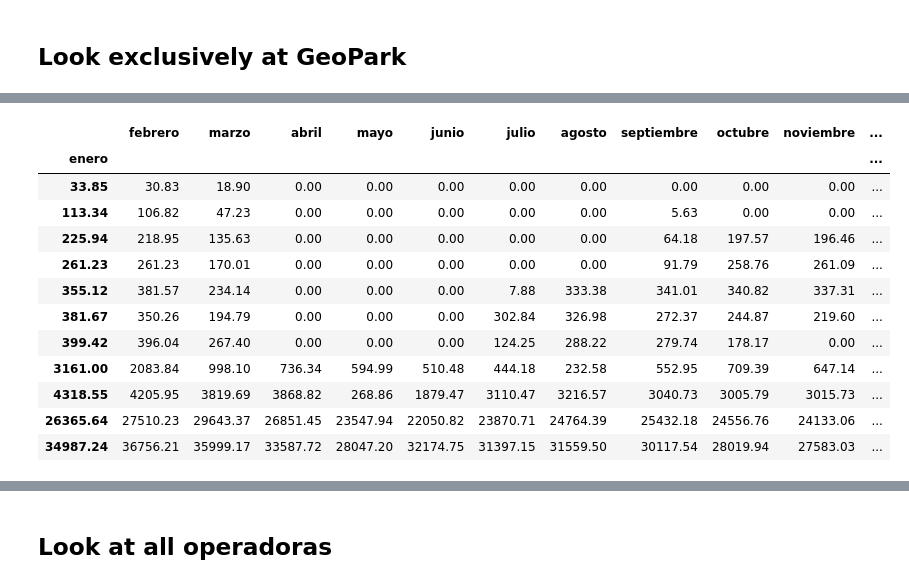
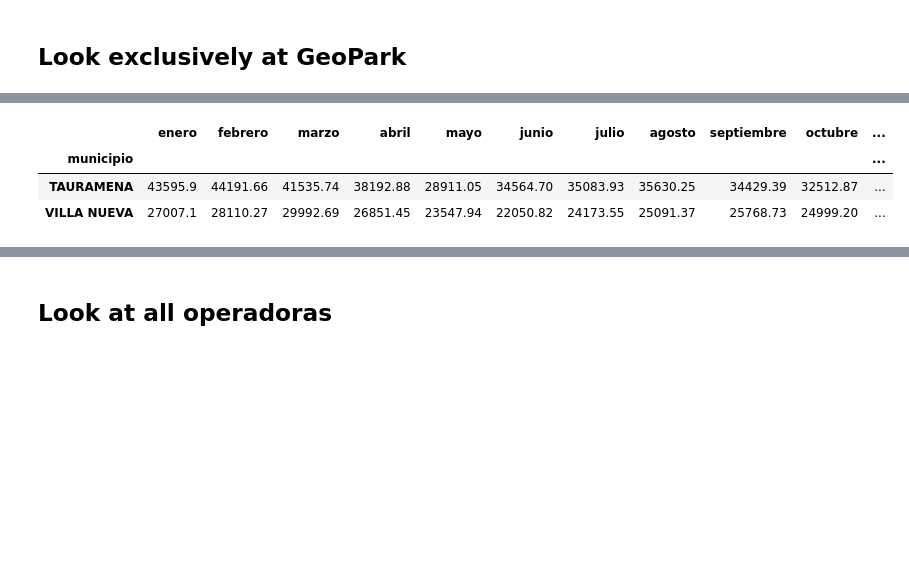
Before and after one commit to fabioaco/02-geopark-pandas-dataframes, a Jupyter notebook: notebooks/02-geopark-pandas-empty.ipynb, the cells around one changed output, grey strips where cells are left out. Drawn from its saved outputs; the diff is of its cells as text; code cells hidden in the pictures; blank space fills up the shorter version.

```diff
--- a/notebooks/02-geopark-pandas-empty.ipynb
+++ b/notebooks/02-geopark-pandas-empty.ipynb
@@ -428,20 +433,11 @@ gpk_campo_group
 | TUA | 4318.55 | 4205.95 | 3819.69 | 3868.82 | 268.86 | 1879.47 | 3110.47 | 3216.57 | 3040.73 | 3005.79 | ... |
 # %%
 # Select out single month from gpk_campo_group and calculate sum
-gpk_campo_group.groupby('enero').mean()
+gpk_campo_group.groupby('municipio').sum()
 # %% [output]
-|  | febrero | marzo | abril | mayo | junio | julio | agosto | septiembre | octubre | noviembre | ... |
-| enero |  |  |  |  |  |  |  |  |  |  | ... |
-| 33.85 | 30.83 | 18.90 | 0.00 | 0.00 | 0.00 | 0.00 | 0.00 | 0.00 | 0.00 | 0.00 | ... |
-| 113.34 | 106.82 | 47.23 | 0.00 | 0.00 | 0.00 | 0.00 | 0.00 | 5.63 | 0.00 | 0.00 | ... |
-| 225.94 | 218.95 | 135.63 | 0.00 | 0.00 | 0.00 | 0.00 | 0.00 | 64.18 | 197.57 | 196.46 | ... |
-| 261.23 | 261.23 | 170.01 | 0.00 | 0.00 | 0.00 | 0.00 | 0.00 | 91.79 | 258.76 | 261.09 | ... |
-| 355.12 | 381.57 | 234.14 | 0.00 | 0.00 | 0.00 | 7.88 | 333.38 | 341.01 | 340.82 | 337.31 | ... |
-| 381.67 | 350.26 | 194.79 | 0.00 | 0.00 | 0.00 | 302.84 | 326.98 | 272.37 | 244.87 | 219.60 | ... |
-| 399.42 | 396.04 | 267.40 | 0.00 | 0.00 | 0.00 | 124.25 | 288.22 | 279.74 | 178.17 | 0.00 | ... |
-| 3161.00 | 2083.84 | 998.10 | 736.34 | 594.99 | 510.48 | 444.18 | 232.58 | 552.95 | 709.39 | 647.14 | ... |
-| 4318.55 | 4205.95 | 3819.69 | 3868.82 | 268.86 | 1879.47 | 3110.47 | 3216.57 | 3040.73 | 3005.79 | 3015.73 | ... |
-| 26365.64 | 27510.23 | 29643.37 | 26851.45 | 23547.94 | 22050.82 | 23870.71 | 24764.39 | 25432.18 | 24556.76 | 24133.06 | ... |
-| 34987.24 | 36756.21 | 35999.17 | 33587.72 | 28047.20 | 32174.75 | 31397.15 | 31559.50 | 30117.54 | 28019.94 | 27583.03 | ... |
+|  | enero | febrero | marzo | abril | mayo | junio | julio | agosto | septiembre | octubre | ... |
+| municipio |  |  |  |  |  |  |  |  |  |  | ... |
+| TAURAMENA | 43595.9 | 44191.66 | 41535.74 | 38192.88 | 28911.05 | 34564.70 | 35083.93 | 35630.25 | 34429.39 | 32512.87 | ... |
+| VILLA NUEVA | 27007.1 | 28110.27 | 29992.69 | 26851.45 | 23547.94 | 22050.82 | 24173.55 | 25091.37 | 25768.73 | 24999.20 | ... |
 # %%
 # Transpose DataFrame
```
Also changed, not shown: parts of 17 cells of this notebook.
